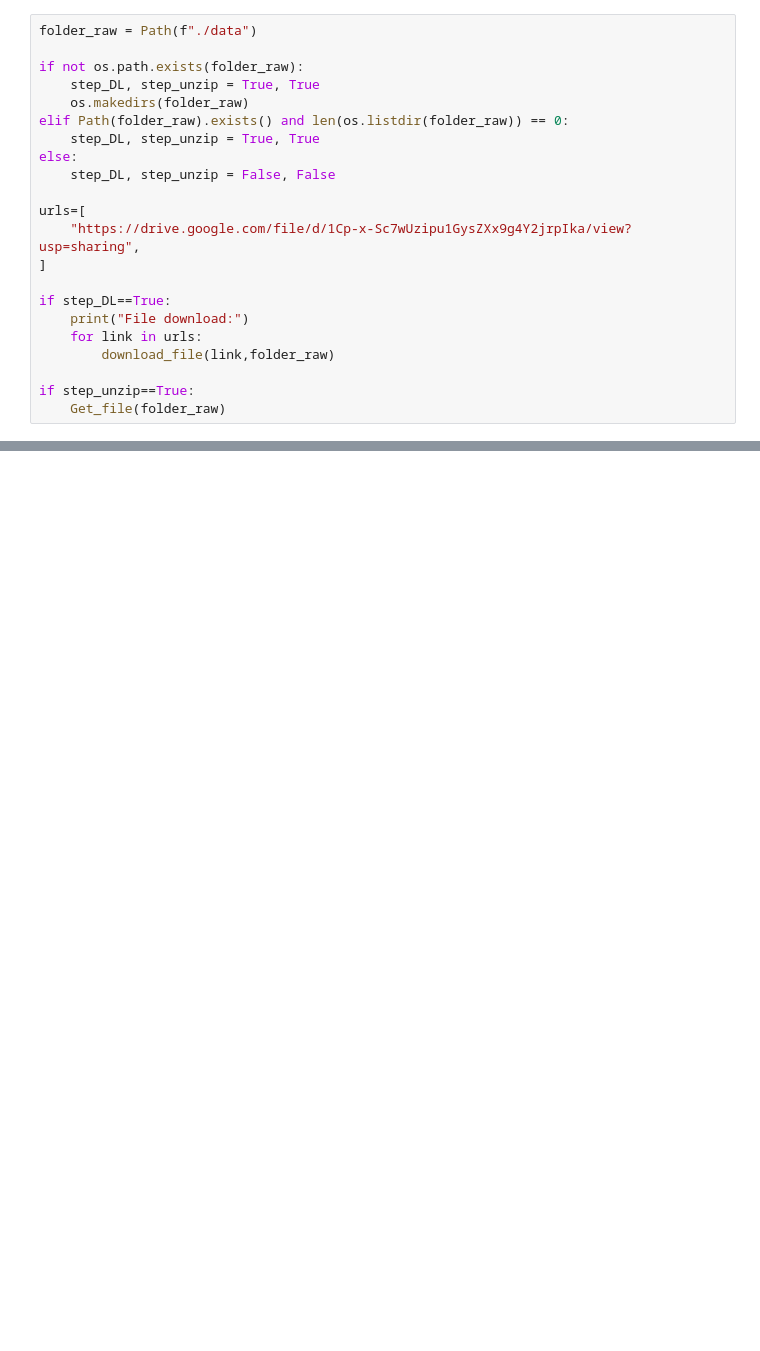
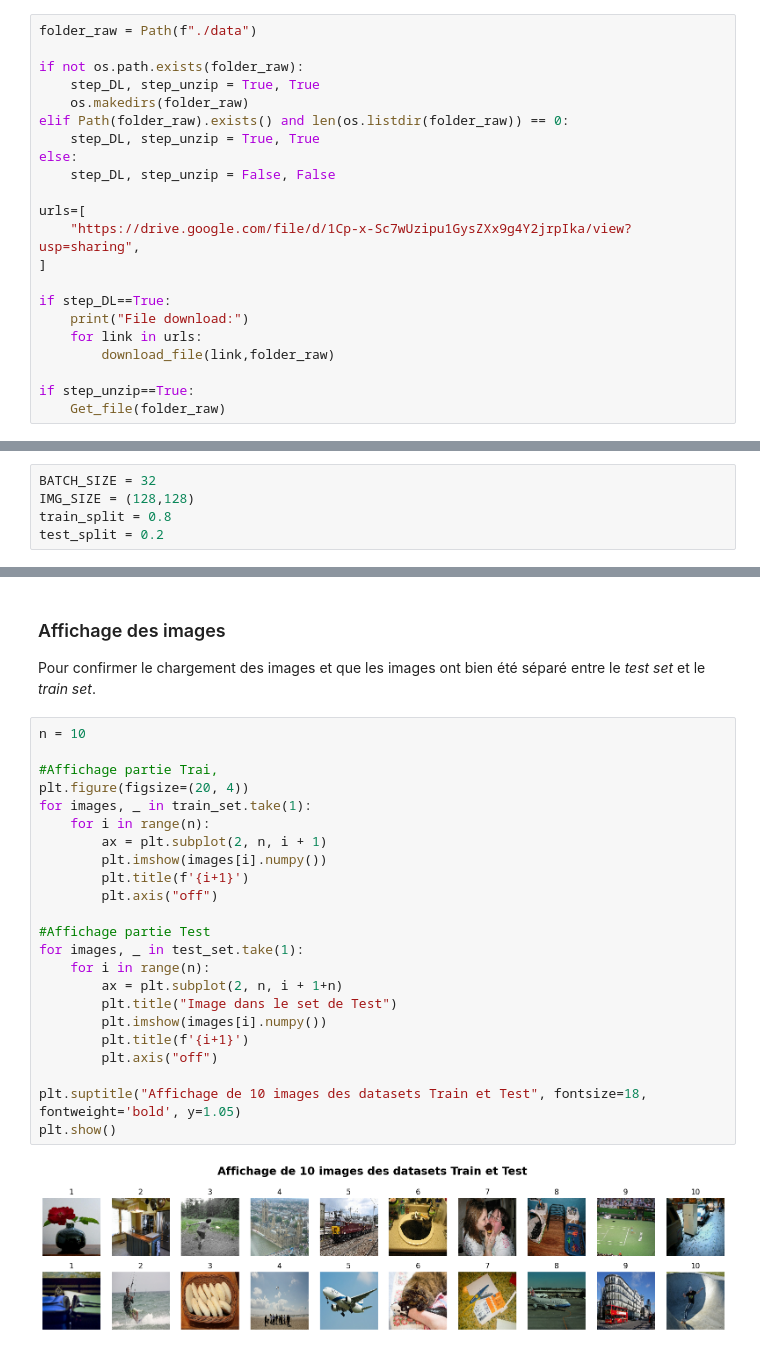
Before and after one commit to Byrong8at/Cnn-and-RNN, a Jupyter notebook: Livrable 2/Livrable2 copy.ipynb, the cells around one changed output, grey strips where cells are left out. Drawn from its saved outputs; the diff is of its cells as text; blank space fills up the shorter version.

```diff
--- a/Livrable 2/Livrable2 copy.ipynb
+++ b/Livrable 2/Livrable2 copy.ipynb
@@ -84 +92,6 @@ if step_unzip==True:
+# %%
+BATCH_SIZE = 32
+IMG_SIZE = (128,128)
+train_split = 0.8
+test_split = 0.2
 # %% [markdown]
@@ -85,0 +143,29 @@ if step_unzip==True:
+# %% [markdown]
+### Affichage des images
+
+Pour confirmer le chargement des images et que les images ont bien été séparé entre le *test set* et le *train set*.
+# %%
+n = 10
+
+#Affichage partie Trai,
+plt.figure(figsize=(20, 4))
+for images, _ in train_set.take(1):
+    for i in range(n):
+        ax = plt.subplot(2, n, i + 1)
+        plt.imshow(images[i].numpy())
+        plt.title(f'{i+1}')
+        plt.axis("off")
+
+#Affichage partie Test
+for images, _ in test_set.take(1):
+    for i in range(n):
+        ax = plt.subplot(2, n, i + 1+n)
+        plt.title("Image dans le set de Test")
+        plt.imshow(images[i].numpy())
+        plt.title(f'{i+1}')
+        plt.axis("off")
+
+plt.suptitle("Affichage de 10 images des datasets Train et Test", fontsize=18, fontweight='bold', y=1.05)
+plt.show()
+# %% [output]
+[figure, added]
```
Also changed, not shown: parts of 11 cells of this notebook.
